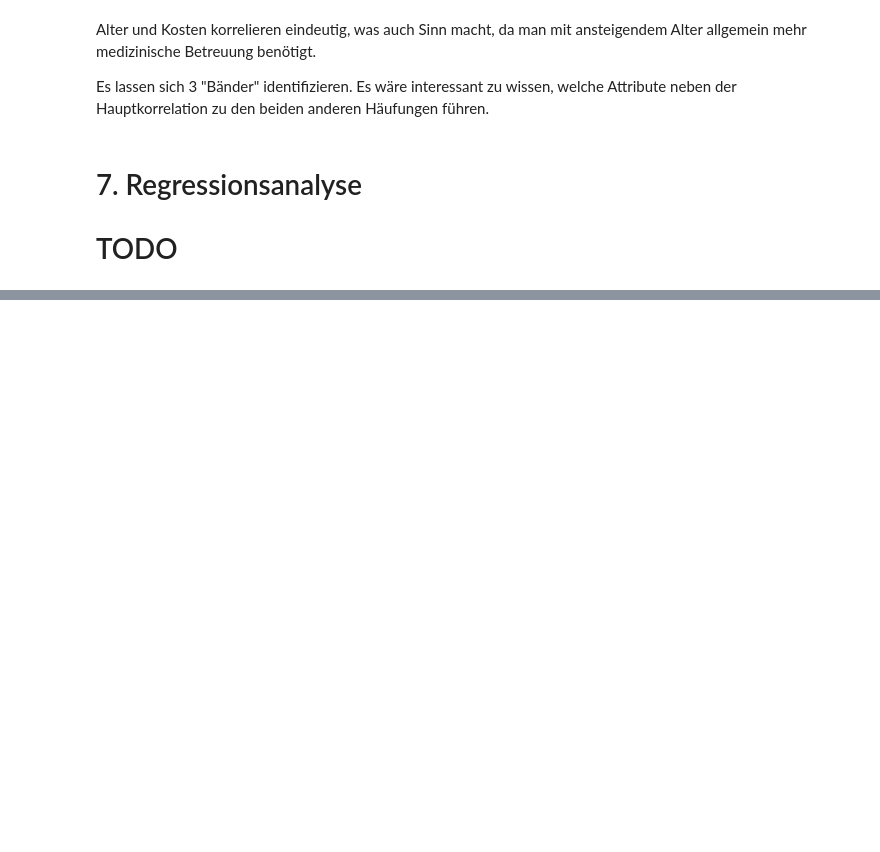
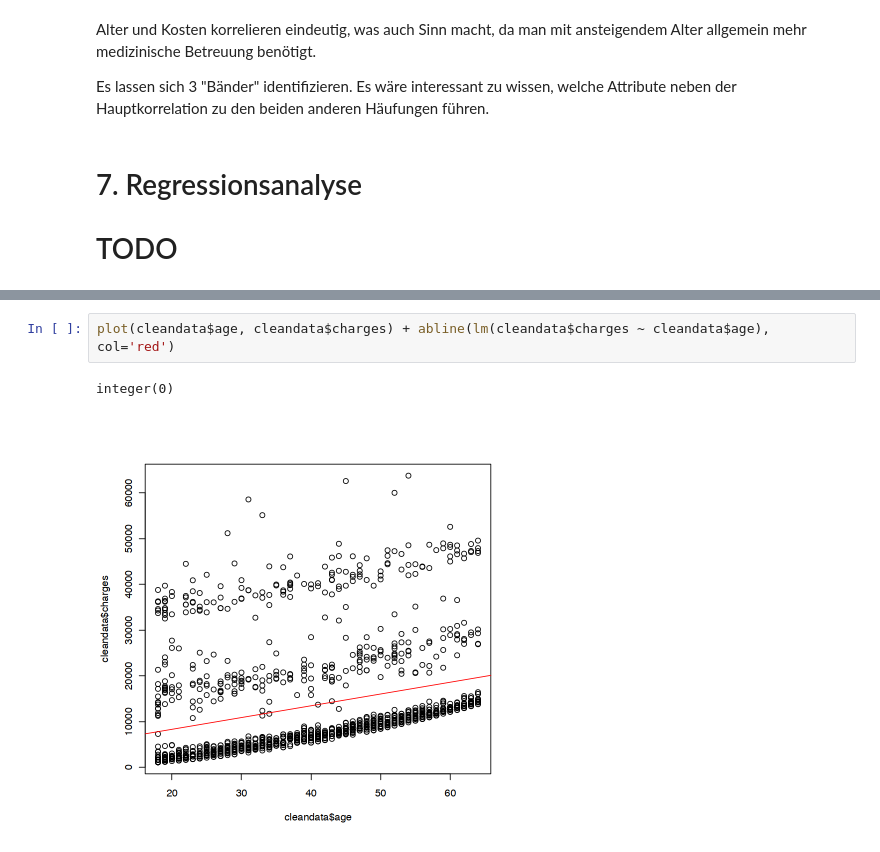
Before and after one commit to buttermonkey/group-1-insurance, a Jupyter notebook: group-1-insurance.ipynb, the cells around one changed output, grey strips where cells are left out. Saved outputs shown, nothing was run; the diff lists cells and outputs as text; blank space fills up the shorter version.

```diff
--- a/group-1-insurance.ipynb
+++ b/group-1-insurance.ipynb
@@ -207,0 +204,5 @@ Es lassen sich 3 "Bänder" identifizieren. Es wäre interessant zu wissen, welch
+# %%
+plot(cleandata$age, cleandata$charges) + abline(lm(cleandata$charges ~ cleandata$age), col='red')
+# %% [output]
+integer(0)
+[figure, added]
```
Also changed, not shown: parts of 7 cells of this notebook.
